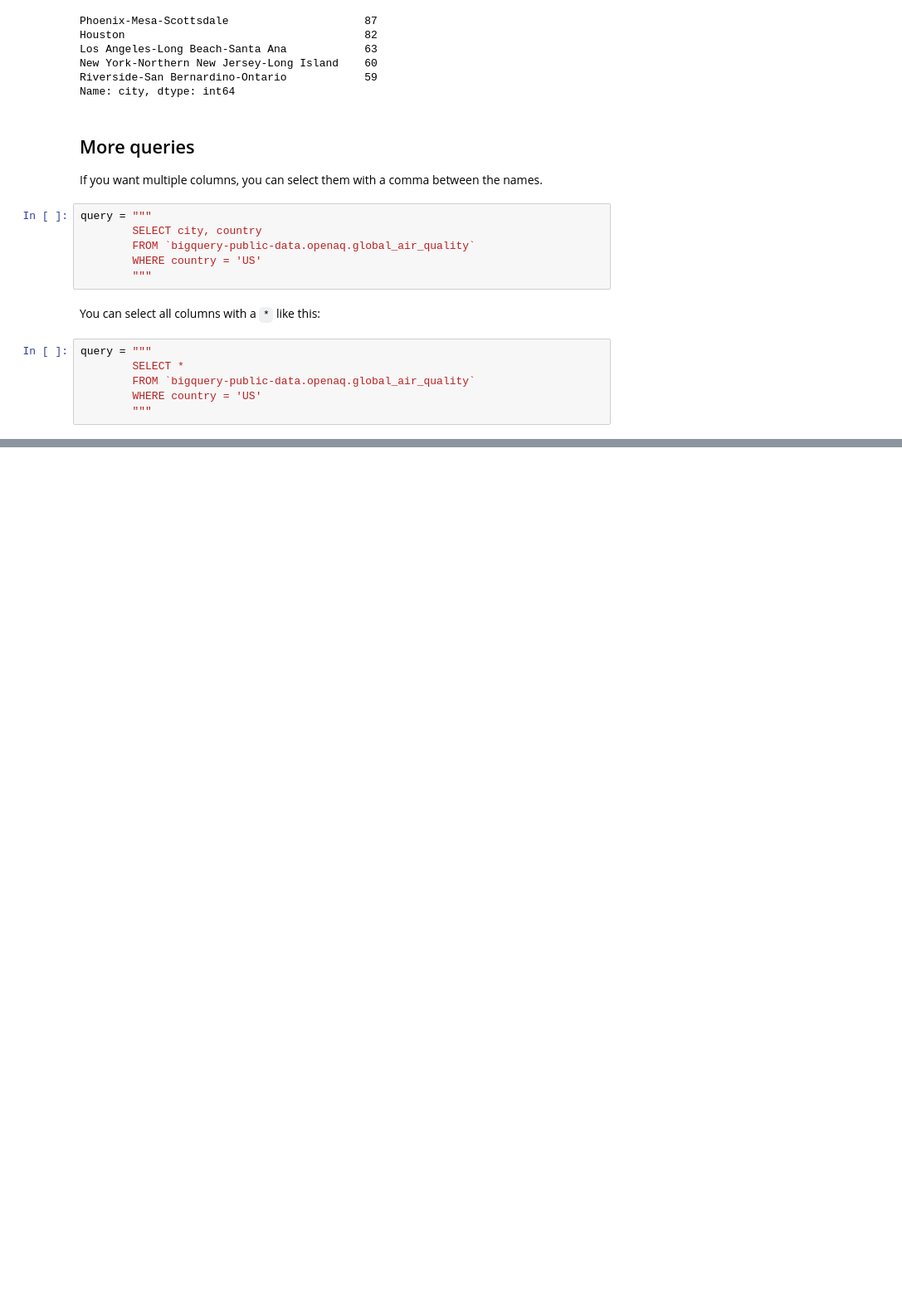
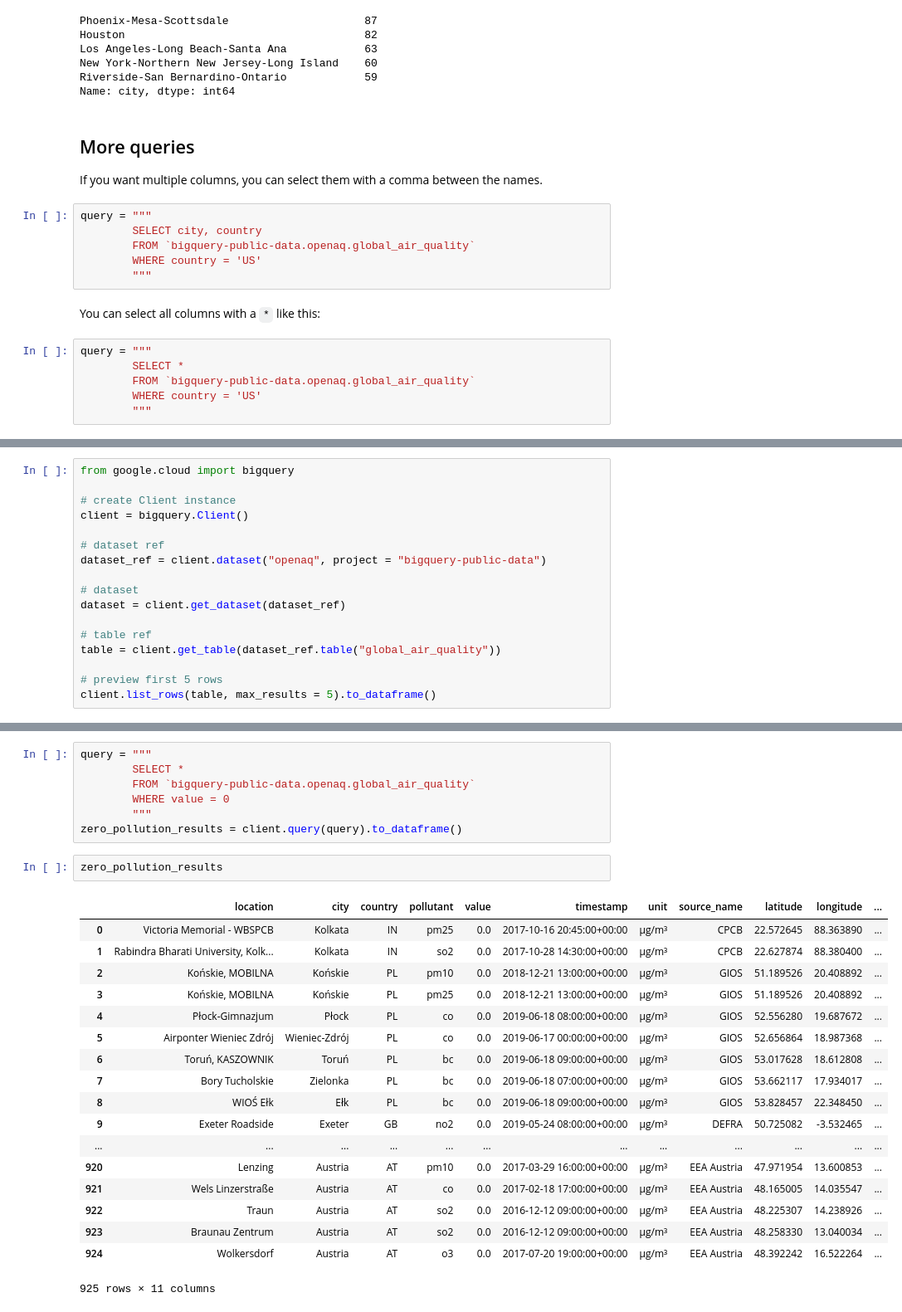
Before and after one commit to LooseDaMoose/KaggleIntro2SQL, a Jupyter notebook: 2_SelectFrom&Where.ipynb, the cells around one changed output, grey strips where cells are left out. Shown at 83% size. Saved outputs shown, nothing was run; the diff lists cells and outputs as text; blank space fills up the shorter version.

```diff
--- a/2_SelectFrom&Where.ipynb
+++ b/2_SelectFrom&Where.ipynb
@@ -153,0 +208,17 @@ BigQuery datasets can be huge. We allow you to do a lot of computation for free,
+# %%
+from google.cloud import bigquery
+
+# create Client instance
+client = bigquery.Client()
+
+# dataset ref
+dataset_ref = client.dataset("openaq", project = "bigquery-public-data")
+
+# dataset
+dataset = client.get_dataset(dataset_ref)
+
+# table ref
+table = client.get_table(dataset_ref.table("global_air_quality"))
+
+# preview first 5 rows
+client.list_rows(table, max_results = 5).to_dataframe()
@@ -153,0 +272,28 @@ BigQuery datasets can be huge. We allow you to do a lot of computation for free,
+# %%
+query = """
+        SELECT *
+        FROM `bigquery-public-data.openaq.global_air_quality`
+        WHERE value = 0
+        """
+zero_pollution_results = client.query(query).to_dataframe()
+# %%
+zero_pollution_results
+# %% [output]
+|  | location | city | country | pollutant | value | timestamp | unit | source_name | latitude | longitude | ... |
+| 0 | Victoria Memorial - WBSPCB | Kolkata | IN | pm25 | 0.0 | 2017-10-16 20:45:00+00:00 | µg/m³ | CPCB | 22.572645 | 88.363890 | ... |
+| 1 | Rabindra Bharati University, Kolk... | Kolkata | IN | so2 | 0.0 | 2017-10-28 14:30:00+00:00 | µg/m³ | CPCB | 22.627874 | 88.380400 | ... |
+| 2 | Końskie, MOBILNA | Końskie | PL | pm10 | 0.0 | 2018-12-21 13:00:00+00:00 | µg/m³ | GIOS | 51.189526 | 20.408892 | ... |
+| 3 | Końskie, MOBILNA | Końskie | PL | pm25 | 0.0 | 2018-12-21 13:00:00+00:00 | µg/m³ | GIOS | 51.189526 | 20.408892 | ... |
+| 4 | Płock-Gimnazjum | Płock | PL | co | 0.0 | 2019-06-18 08:00:00+00:00 | µg/m³ | GIOS | 52.556280 | 19.687672 | ... |
+| 5 | Airponter Wieniec Zdrój | Wieniec-Zdrój | PL | co | 0.0 | 2019-06-17 00:00:00+00:00 | µg/m³ | GIOS | 52.656864 | 18.987368 | ... |
+| 6 | Toruń, KASZOWNIK | Toruń | PL | bc | 0.0 | 2019-06-18 09:00:00+00:00 | µg/m³ | GIOS | 53.017628 | 18.612808 | ... |
+| 7 | Bory Tucholskie | Zielonka | PL | bc | 0.0 | 2019-06-18 07:00:00+00:00 | µg/m³ | GIOS | 53.662117 | 17.934017 | ... |
+| 8 | WIOŚ Ełk | Ełk | PL | bc | 0.0 | 2019-06-18 09:00:00+00:00 | µg/m³ | GIOS | 53.828457 | 22.348450 | ... |
+| 9 | Exeter Roadside | Exeter | GB | no2 | 0.0 | 2019-05-24 08:00:00+00:00 | µg/m³ | DEFRA | 50.725082 | -3.532465 | ... |
+| ... | ... | ... | ... | ... | ... | ... | ... | ... | ... | ... | ... |
+| 920 | Lenzing | Austria | AT | pm10 | 0.0 | 2017-03-29 16:00:00+00:00 | µg/m³ | EEA Austria | 47.971954 | 13.600853 | ... |
+| 921 | Wels Linzerstraße | Austria | AT | co | 0.0 | 2017-02-18 17:00:00+00:00 | µg/m³ | EEA Austria | 48.165005 | 14.035547 | ... |
+| 922 | Traun | Austria | AT | so2 | 0.0 | 2016-12-12 09:00:00+00:00 | µg/m³ | EEA Austria | 48.225307 | 14.238926 | ... |
+| 923 | Braunau Zentrum | Austria | AT | so2 | 0.0 | 2016-12-12 09:00:00+00:00 | µg/m³ | EEA Austria | 48.258330 | 13.040034 | ... |
+| 924 | Wolkersdorf | Austria | AT | o3 | 0.0 | 2017-07-20 19:00:00+00:00 | µg/m³ | EEA Austria | 48.392242 | 16.522264 | ... |
+925 rows × 11 columns
```
Also changed, not shown: parts of 14 cells of this notebook.
